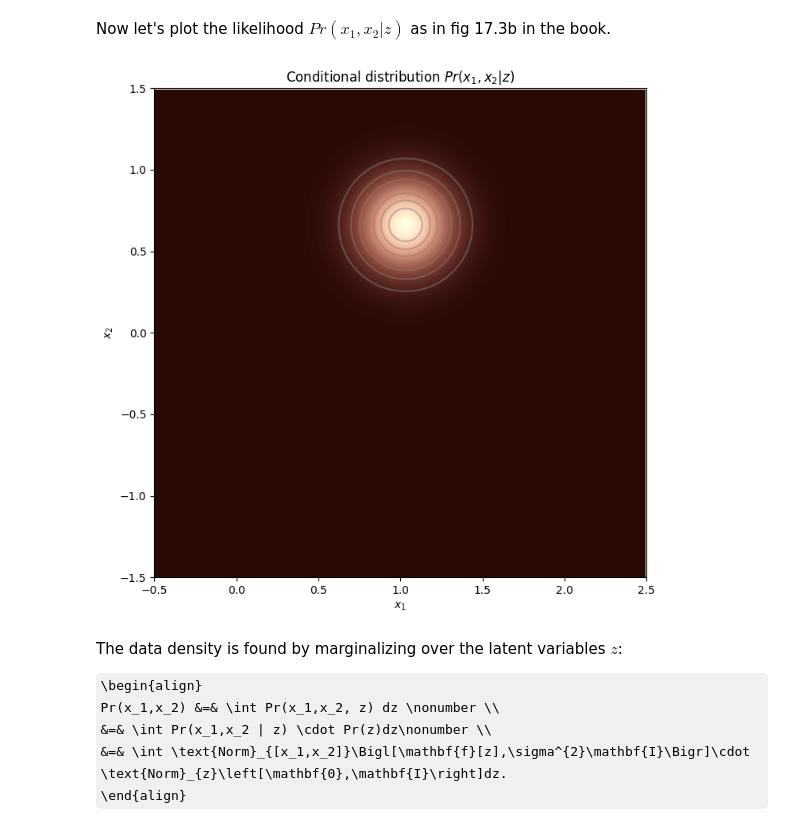
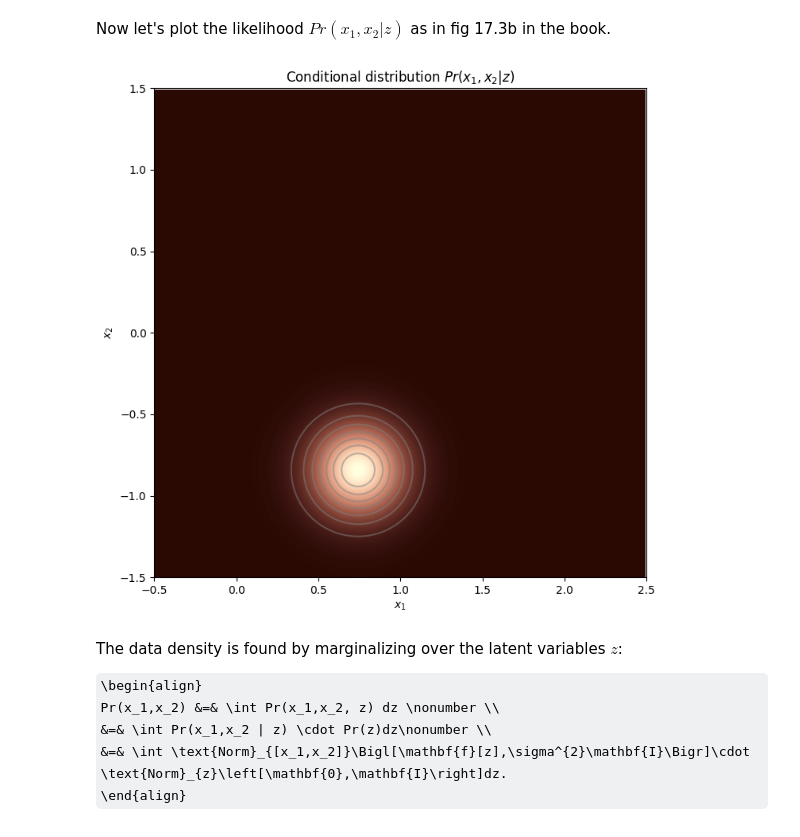
Before and after one commit to vvithurshan/DeepLearning, a Jupyter notebook: Notebooks/Chap17/17_1_Latent_Variable_Models.ipynb, the cells around one changed output. Cells and saved outputs as stored; diff of their text form; code cells hidden in the pictures; some formulas as TeX source.

```diff
--- a/Notebooks/Chap17/17_1_Latent_Variable_Models.ipynb
+++ b/Notebooks/Chap17/17_1_Latent_Variable_Models.ipynb
@@ -112,18 +112,18 @@ def get_likelihood(x1_mesh, x2_mesh, z_val):
 Now let's plot the likelihood $Pr(x_1,x_2|z)$ as in fig 17.3b in the book.
 # %%
 # Choose some z value
-z_val = 1.8
+z_val = .2
 
 # Compute the conditional distribution on a grid
 x1_mesh, x2_mesh = np.meshgrid(np.arange(-0.5,2.5,0.01), np.arange(-1.5,1.5,0.01))
 pr_x1_x2_given_z_val = get_likelihood(x1_mesh,x2_mesh, z_val)
 
 # Plot the result
 plot_heatmap(x1_mesh, x2_mesh, pr_x1_x2_given_z_val, title="Conditional distribution $Pr(x_1,x_2|z)$")
 
 # TODO -- Experiment with different values of z and make sure that you understand the what is happening.
 # %% [output]
-[figure, old version]
+[figure, new version]
 # %% [markdown]
 The data density is found by marginalizing over the latent variables $z$:
 
```
Also changed, not shown: parts of 1 cell of this notebook.
